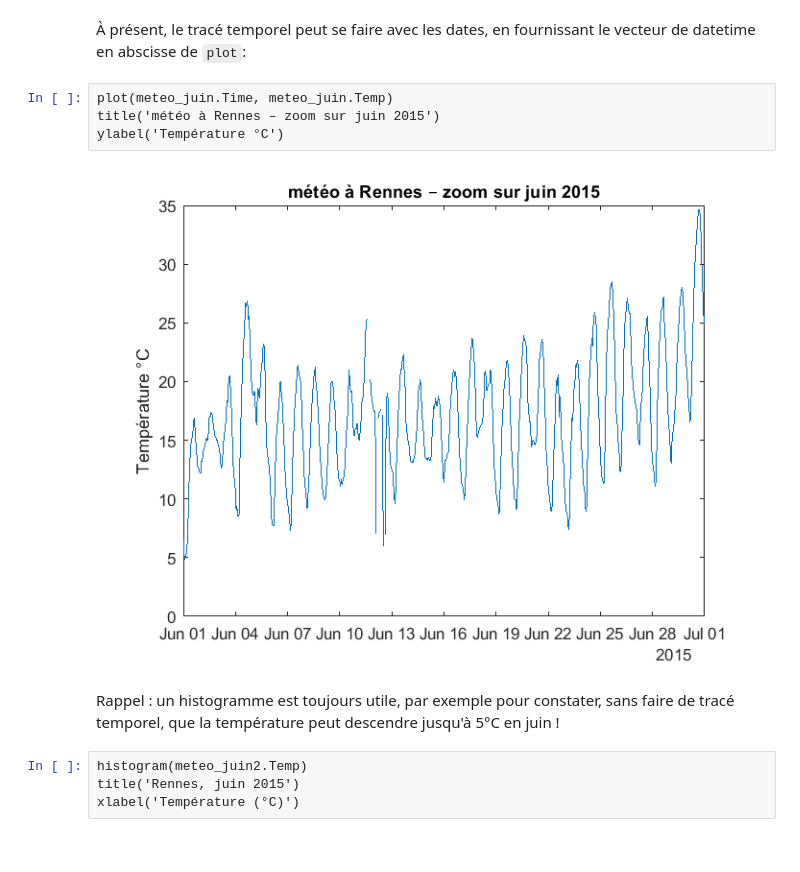
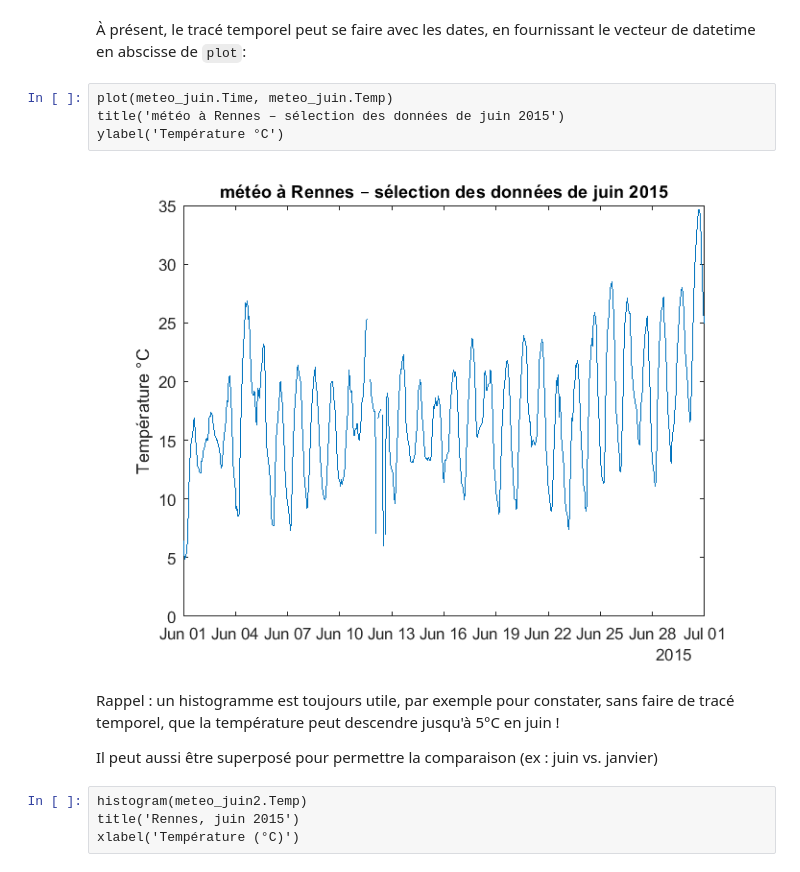
Before and after one commit to pierre-haessig/matlab-data-course, a Jupyter notebook: Matlab exploration/Exploration données Matlab.ipynb, the cells around one changed output. Drawn from its saved outputs; the diff is of its cells as text.

```diff
--- a/Matlab exploration/Exploration données Matlab.ipynb
+++ b/Matlab exploration/Exploration données Matlab.ipynb
@@ -378,12 +391,14 @@ disp(nanmean(meteo_juin2.Temp))
 À présent, le tracé temporel peut se faire avec les dates, en fournissant le vecteur de datetime en abscisse de `plot`:
 # %%
 plot(meteo_juin.Time, meteo_juin.Temp)
-title('météo à Rennes – zoom sur juin 2015')
+title('météo à Rennes – sélection des données de juin 2015')
 ylabel('Température °C')
 # %% [output]
-[figure, old version]
+[figure, new version]
 # %% [markdown]
 Rappel : un histogramme est toujours utile, par exemple pour constater, sans faire de tracé temporel, que la température peut descendre jusqu'à 5°C en juin !
+
+Il peut aussi être superposé pour permettre la comparaison (ex : juin vs. janvier)
 # %%
 histogram(meteo_juin2.Temp)
 title('Rennes, juin 2015')
```
Also changed, not shown: parts of 28 cells of this notebook.
